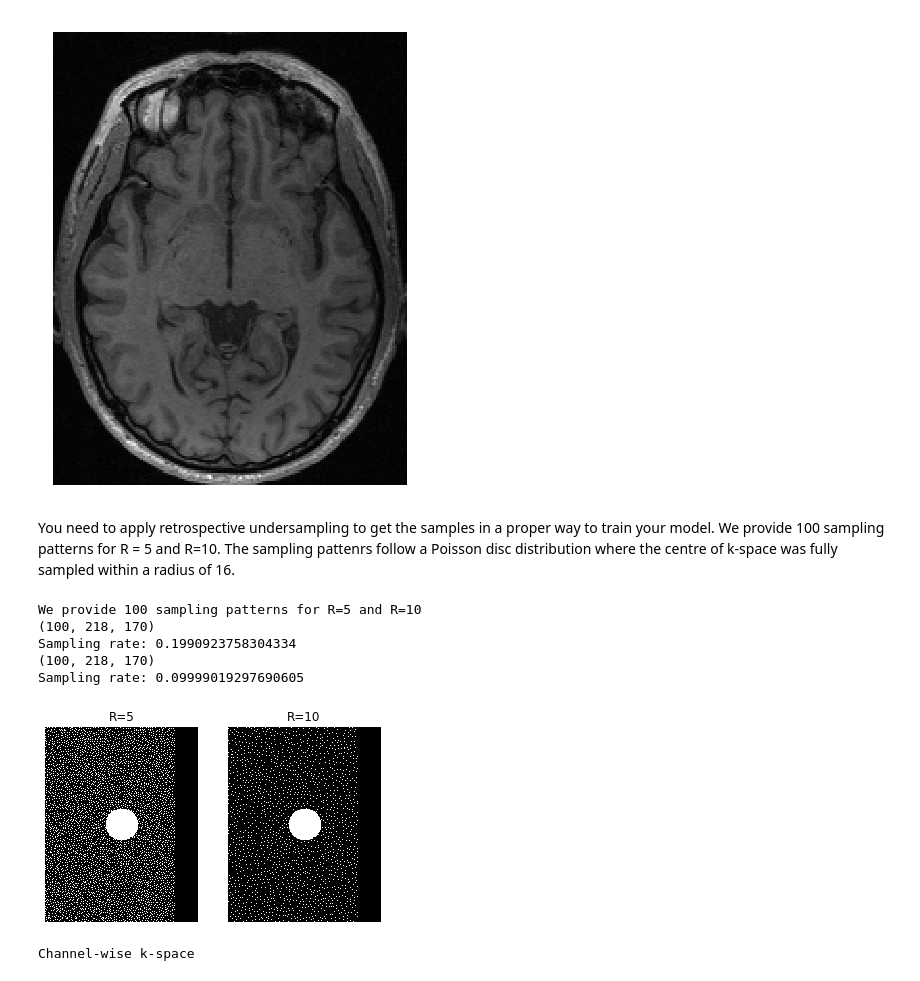
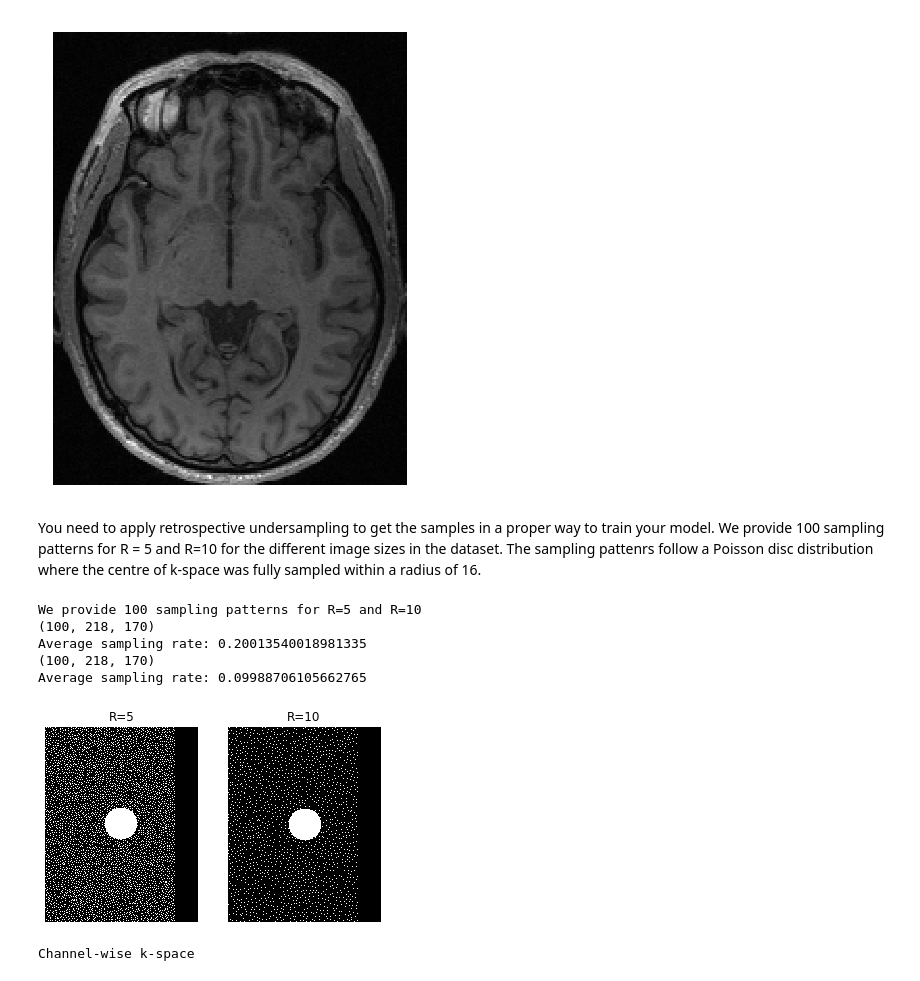
Before and after one commit to rmsouza01/MC-MRI-Rec, a Jupyter notebook: JNotebooks/getting-started/getting_started.ipynb, the cells around one changed output. Drawn from its saved outputs; the diff is of its cells as text; code cells hidden in the pictures.

Commit message:
proper zero-padding

```diff
--- a/JNotebooks/getting-started/getting_started.ipynb
+++ b/JNotebooks/getting-started/getting_started.ipynb
@@ -31,13 +31,17 @@ print("Number of volumes in the train set",len(train_files))
 file_index = 25
 slice_index = 125
 
+sr = 0.85 # Sampling-rate in the slice-encode direction
 
 # Load .h5 file
 with h5py.File(train_files[file_index], 'r') as f:
     sample_kspace = f['kspace'][:] # the key to access data is 'kspace'
 
 # Explicit zero-filling after 145 in the slice-encoded direction
-sample_kspace[:,:,145:,:] = 0
+Nz = sample_kspace.shape[2]
+Nz_sampled = int(np.ceil(Nz*sr))
+
+sample_kspace[:,:,Nz_sampled:,:] = 0
 
 print("Data format is x-ky-kz-nchannels")
 print("data shape:",sample_kspace.shape)
@@ -95,34 +99,34 @@ Channel-wise images
 Sum of squares
 [figure]
 # %% [markdown]
-You need to apply retrospective undersampling to get the samples in a proper way to train your model. We provide 100 sampling patterns for R = 5 and R=10. The sampling pattenrs follow a Poisson disc distribution where the centre of k-space was fully sampled within a radius of 16.
+You need to apply retrospective undersampling to get the samples in a proper way to train your model. We provide 100 sampling patterns for R = 5 and R=10 for the different image sizes in the dataset. The sampling pattenrs follow a Poisson disc distribution where the centre of k-space was fully sampled within a radius of 16.
 # %%
-sp_r5 = np.load("../../Data/poisson_sampling/R5.npy")
-sp_r10 = np.load("../../Data/poisson_sampling/R10.npy")
+sp_r5 = np.load("../../Data/poisson_sampling/R5_218x170.npy")
+sp_r10 = np.load("../../Data/poisson_sampling/R10_218x170.npy")
 
 print("We provide 100 sampling patterns for R=5 and R=10")
 print(sp_r5.shape)
-print("Sampling rate:",sp_r5[:,:,:145].sum()/sp_r5[:,:,:145].size)
+print("Average sampling rate:",sp_r5[:,:,:Nz_sampled].sum()/sp_r5[:,:,:Nz_sampled].size)
 print(sp_r10.shape)
-print("Sampling rate:",sp_r10[:,:,:145].sum()/sp_r10[:,:,:145].size)
+print("Average sampling rate:",sp_r10[:,:,:Nz_sampled].sum()/sp_r10[:,:,:Nz_sampled].size)
 
 plt.figure()
 plt.subplot(121)
 plt.imshow(sp_r5[0],cmap ="gray")
 plt.axis("off")
 plt.title("R=5")
 plt.subplot(122)
 plt.imshow(sp_r10[0],cmap ="gray")
 plt.title("R=10")
 plt.axis("off")
 plt.show()
 # %% [output]
 We provide 100 sampling patterns for R=5 and R=10
 (100, 218, 170)
-Sampling rate: 0.1990923758304334
+Average sampling rate: 0.20013540018981335
 (100, 218, 170)
-Sampling rate: 0.09999019297690605
+Average sampling rate: 0.09988706105662765
-[figure, old version]
+[figure, new version]
 # %%
 sample_kspace_r5 = sample_kspace.copy()
 sample_kspace_r5[~sp_r5[0],:] = 0 # retrospective undersampling to R = 5
```
